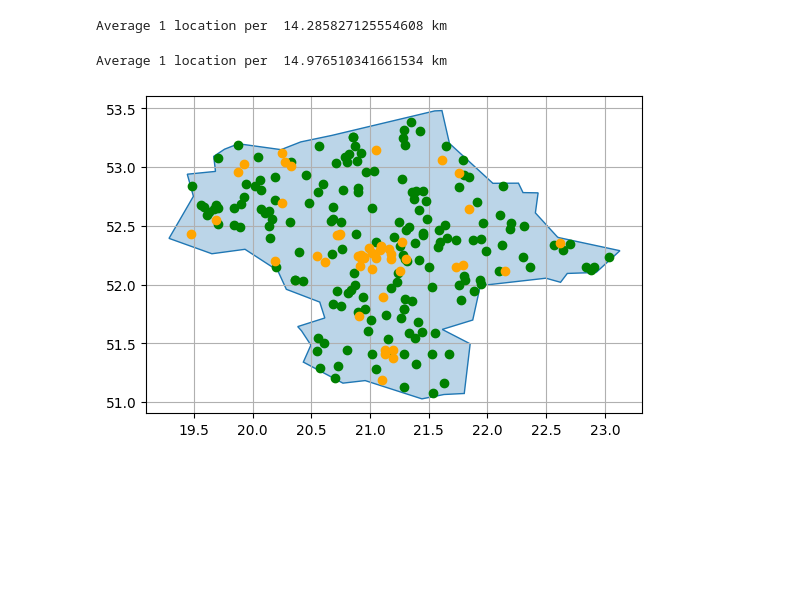
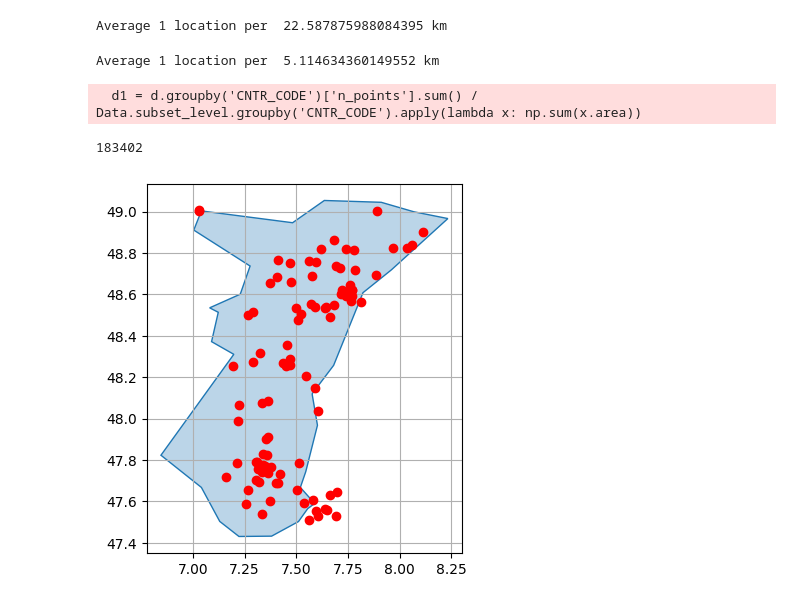
Before and after one commit to KrzysztofKalisiak/ROCM_repo, a Jupyter notebook: data_loading_gepoguesser.ipynb, the cells around one changed output. Saved outputs shown, nothing was run; the diff lists cells and outputs as text; code cells hidden in the pictures; blank space fills up the shorter version.

```diff
--- a/data_loading_gepoguesser.ipynb
+++ b/data_loading_gepoguesser.ipynb
@@ -20,7 +74,7 @@ api_key = 'AIzaSyAuF1IrwdkX4k0PL2J5vySmqDLx0I2V5hE'
 # %%
 def get_streetview_api(x, y, api_key, resolution, area_bound, subscript):
 
-    for radius in [500, 1000, 2000, 10000, 30000, 50000]:
+    for radius in [100, 500, 1000, 2000, 10000, 30000, 50000]:
 
         meta_params = {'key': api_key, 'location': str(y)+','+str(x), 'radius':str(radius), 'fov':str(120), 'source':'outdoor'}
         meta_response = requests.get(meta_base, params=meta_params).json()
@@ -46,11 +100,13 @@ def get_streetview_api(x, y, api_key, resolution, area_bound, subscript):
 
         pic_params['heading'] = heading
 
-        response = requests.get(pic_base, params=pic_params)
+        response = requests.get(create_link(pic_base, api_key, x, y, radius, heading, signature, True)) # pic_base, params=pic_params
         if response.status_code == 200:
             result.append(response.content)
             response.close()
             metadata.append((x, y, radius, heading, subscript))
+        elif response.status_code == 403:
+            print(response)
 
     return result, metadata
 # %%
@@ -212,18 +271,33 @@ class StreetViewData:
             self.custom_geometries[suff].plot(ax=ax, color='red')
         plt.show()
 # %%
-Data = StreetViewData('NUTS_RG_20M_2021_4326.shp', 25000)
+Data = StreetViewData('DATA_OTHER/NUTS_RG_20M_2021_4326.shp', 10000)
 Data.bound_map([(-13.653748, 35.879978), (37.353218, 35.917920), (30.936364, 65.165650), (-10.937123, 65.209358)])
 Data.get_areas(2)
 Data.select_points()
+
+total = Data.areas_m['area'].sum()
+preserve = Data.areas_m['area']/total
 # %% [output]
-Average 1 location per  14.285827125554608 km
+Average 1 location per  22.587875988084395 km
-# %%
-CSF = gpd.read_file('eea_v_3035_100_k_umz-2000_p_2013_v16_r00')
-CSF = CSF.to_crs({'init': 'epsg:32633'})
-CSF["area"] = CSF['geometry'].area/ 10**6
-
-Data.load_custom_geometry(CSF, 1000)
-Data.select_points()
-# %% [output]
-Average 1 location per  14.976510341661534 km
+# %%
+CSF = gpd.read_file('DATA_OTHER/eea_v_3035_100_k_umz-2000_p_2013_v16_r00')
+CSF = CSF.to_crs({'init': 'epsg:32633'})
+CSF["area"] = CSF['geometry'].area/ 10**6
+
+Data.load_custom_geometry(CSF, 10000, subscript='v')
+
+Data.select_points(prop=preserve)
+
+d = Data.areas_m.copy()
+d['n_points'] = d.sampled.explode(index_parts=True).groupby(level=0).count()
+
+d1 = d.groupby('CNTR_CODE')['n_points'].sum() / Data.subset_level.groupby('CNTR_CODE').apply(lambda x: np.sum(x.area))
+preserve = preserve * Data.areas_m.join(pd.Series(100/d1, name='multiplier'), on='CNTR_CODE')['multiplier'].values
+
+preserve = preserve / preserve.sum()
+
+Data.select_points(prop=preserve)
+# %% [output]
+Average 1 location per  5.114634360149552 km
+  d1 = d.groupby('CNTR_CODE')['n_points'].sum() / Data.subset_level.groupby('CNTR_CODE').apply(lambda x: np.sum(x.area))
@@ -230,2 +307,7 @@ Average 1 location per  14.976510341661534 km
+# %%
+import glob
+len(glob.glob('DATA/*/*/*.jpg')) + len(glob.glob('storage/*/*/*.jpg'))
+# %% [output]
+183402
 # %%
 axs = Data.load_downloaded_cords()
@@ -234,10 +314,11 @@ from shapely.plotting import plot_points, plot_polygon
 # %%
-c_iso = 'PL'
-region = 'Makroregion województwo mazowieckie'
+from shapely.plotting import plot_points, plot_polygon
+
+c_iso = 'FR'
+region = 'Alsace'
 
 fig, ax = plt.subplots()
-cells = plot_points(axs.loc[(c_iso, region), 'S'], color='Green')
-cells = plot_points(axs.loc[(c_iso, region), 'U'], color='Orange')
+cells = plot_points(axs.loc[(c_iso, region), 'v'], color='Red')
 bounds = plot_polygon(Data.custom_geometries['S'].loc[Data.custom_geometries['S']['NAME_LATN']==region, 'geometry'].to_crs({'init': 'EPSG:4326'}).iloc[0], add_points=False)
 # %% [output]
-[figure, old version]
+[figure, new version]
```
Also changed, not shown: parts of 7 cells of this notebook, 15 other files.
